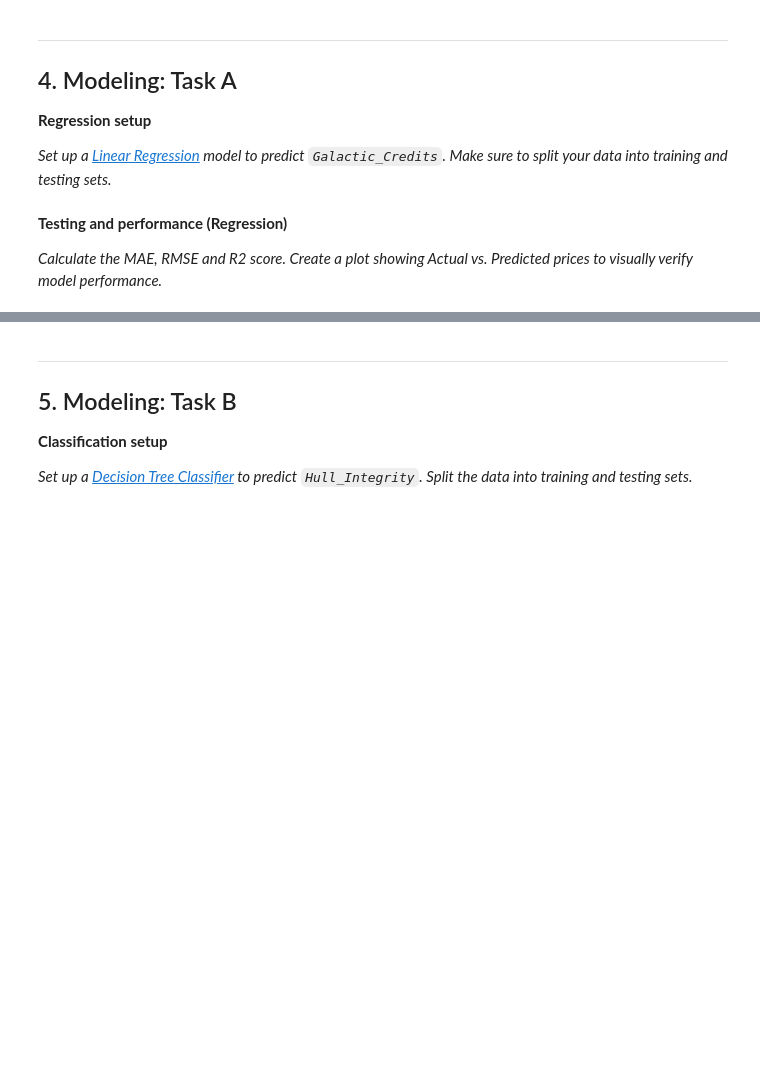
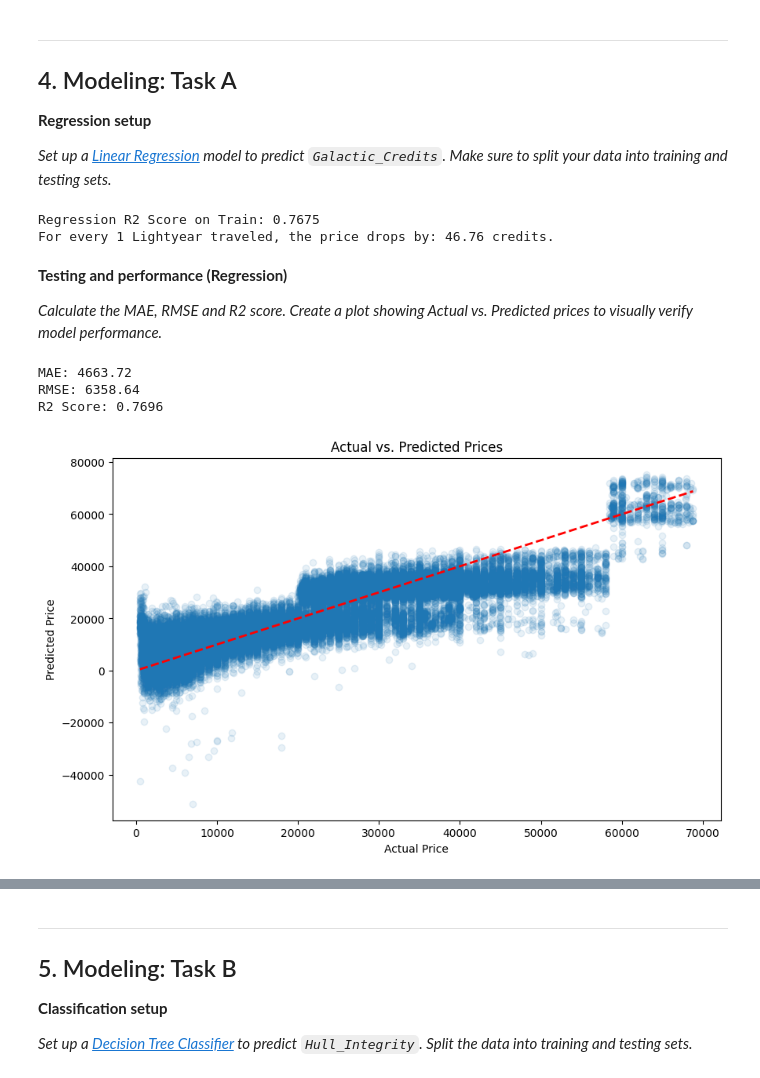
Before and after one commit to XueHu2222/Iterations, a Jupyter notebook: iteration-3/assignment_template_it3.ipynb, the cells around one changed output, grey strips where cells are left out. Saved outputs shown, nothing was run; the diff lists cells and outputs as text; code cells hidden in the pictures; blank space fills up the shorter version.

Commit message:
Added businnes understanding and price regression analysis

```diff
--- a/iteration-3/assignment_template_it3.ipynb
+++ b/iteration-3/assignment_template_it3.ipynb
@@ -246,9 +264,51 @@ The dataset was split into training and testing sets for both regression (Galact
 *Set up a [Linear Regression](https://scikit-learn.org/stable/modules/generated/sklearn.linear_model.LinearRegression.html) model to predict `Galactic_Credits`. Make sure to split your data into training and testing sets.*
 # %%
 # CODE CELL: Train-Test split & train the Linear Regression model
+
+# Part 4: Train Linear Regression
+model_reg = LinearRegression()
+model_reg.fit(X_train_reg, y_train_reg)
+
+# Print the Odometer Impact (Coefficient)
+mileage_col_index = list(X_encoded.columns).index('Lightyears_Traveled')
+mileage_coef = model_reg.coef_[mileage_col_index]
+
+print(f"Regression R2 Score on Train: {model_reg.score(X_train_reg, y_train_reg):.4f}")
+print(f"For every 1 Lightyear traveled, the price drops by: {abs(mileage_coef):.2f} credits.")
+# %% [output]
+Regression R2 Score on Train: 0.7675
+For every 1 Lightyear traveled, the price drops by: 46.76 credits.
 # %% [markdown]
 **Testing and performance (Regression)**
 
 *Calculate the MAE, RMSE and R2 score. Create a plot showing Actual vs. Predicted prices to visually verify model performance.*
 # %%
 # CODE CELL: Evaluate the rgression model and plot Actual vs Predicted
+
+from sklearn.metrics import mean_absolute_error, mean_squared_error, r2_score
+
+# Predictions
+y_pred_reg = model_reg.predict(X_test_reg)
+
+# Metrics
+mae_reg = mean_absolute_error(y_test_reg, y_pred_reg)
+rmse_reg = np.sqrt(mean_squared_error(y_test_reg, y_pred_reg))
+r2_reg = r2_score(y_test_reg, y_pred_reg)
+
+print(f"MAE: {mae_reg:.2f}")
+print(f"RMSE: {rmse_reg:.2f}")
+print(f"R2 Score: {r2_reg:.4f}")
+
+# Visualization
+plt.figure(figsize=(10, 6))
+plt.scatter(y_test_reg, y_pred_reg, alpha=0.1)
+plt.plot([y_test_reg.min(), y_test_reg.max()], [y_test_reg.min(), y_test_reg.max()], 'r--', lw=2)
+plt.xlabel("Actual Price")
+plt.ylabel("Predicted Price")
+plt.title("Actual vs. Predicted Prices")
+plt.show()
+# %% [output]
+MAE: 4663.72
+RMSE: 6358.64
+R2 Score: 0.7696
+[figure, added]
```
Also changed, not shown: parts of 3 cells of this notebook.
